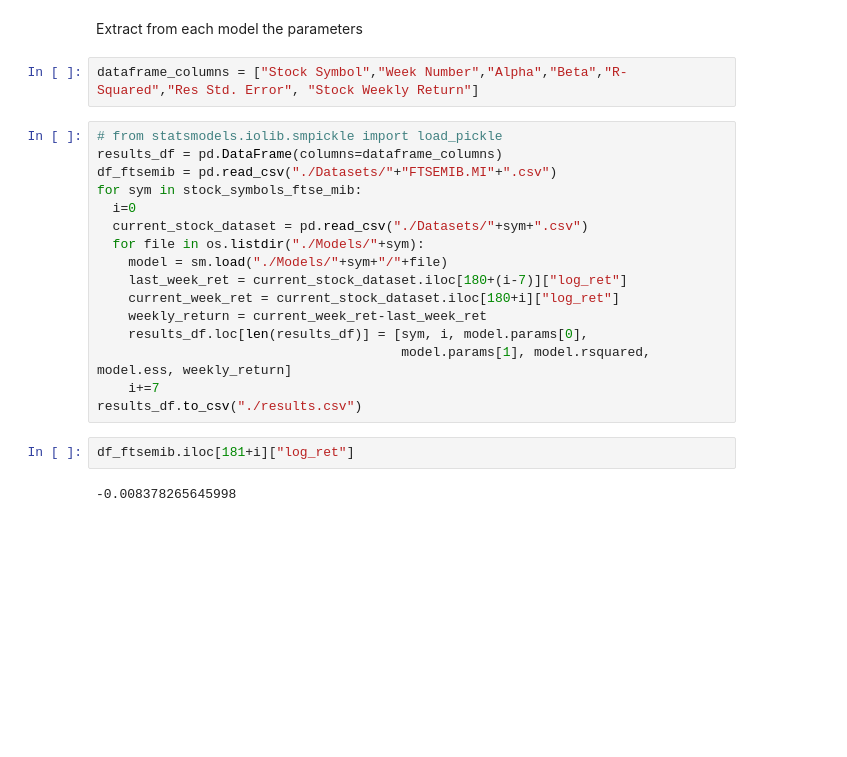
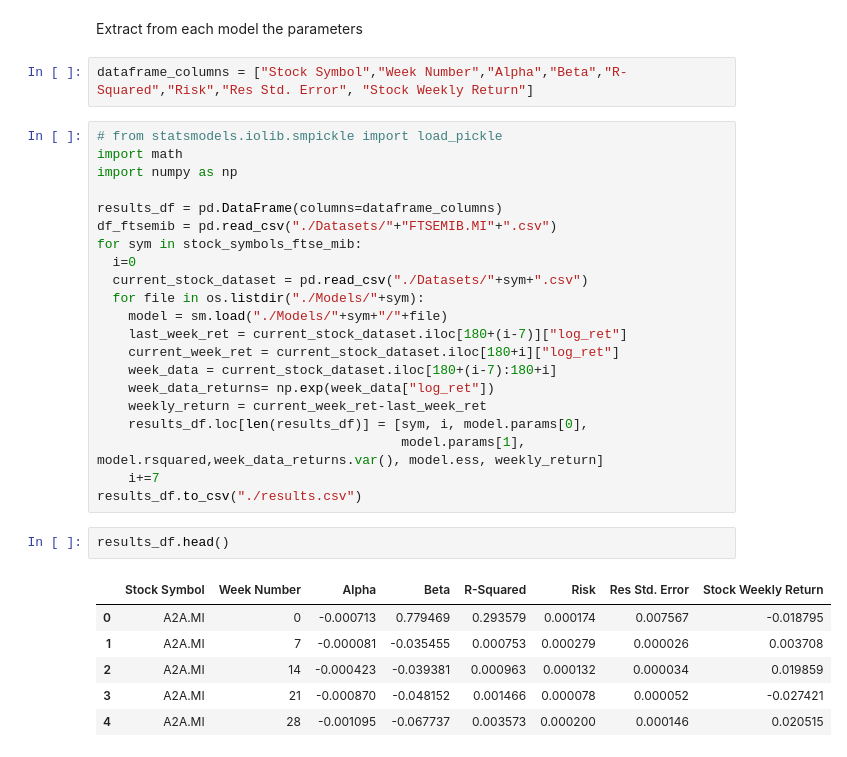
Before and after one commit to Blowdire/Progetto, a Jupyter notebook: Data_Preprocessing.ipynb, the cells around one changed output. Saved outputs shown, nothing was run; the diff lists cells and outputs as text; blank space fills up the shorter version.

```diff
--- a/Data_Preprocessing.ipynb
+++ b/Data_Preprocessing.ipynb
@@ -120,9 +120,12 @@ for stock in tqdm(stock_symbols_ftse_mib):
 # %% [markdown]
 Extract from each model the parameters
 # %%
-dataframe_columns = ["Stock Symbol","Week Number","Alpha","Beta","R-Squared","Res Std. Error", "Stock Weekly Return"]
+dataframe_columns = ["Stock Symbol","Week Number","Alpha","Beta","R-Squared","Risk","Res Std. Error", "Stock Weekly Return"]
 # %%
 # from statsmodels.iolib.smpickle import load_pickle
+import math
+import numpy as np
+
 results_df = pd.DataFrame(columns=dataframe_columns)
 df_ftsemib = pd.read_csv("./Datasets/"+"FTSEMIB.MI"+".csv")
 for sym in stock_symbols_ftse_mib:
@@ -132,12 +135,19 @@ for sym in stock_symbols_ftse_mib:
     model = sm.load("./Models/"+sym+"/"+file)
     last_week_ret = current_stock_dataset.iloc[180+(i-7)]["log_ret"]
     current_week_ret = current_stock_dataset.iloc[180+i]["log_ret"]
+    week_data = current_stock_dataset.iloc[180+(i-7):180+i]
+    week_data_returns= np.exp(week_data["log_ret"])
     weekly_return = current_week_ret-last_week_ret
     results_df.loc[len(results_df)] = [sym, i, model.params[0],
-                                       model.params[1], model.rsquared,  model.ess, weekly_return]
+                                       model.params[1], model.rsquared,week_data_returns.var(), model.ess, weekly_return]
     i+=7
 results_df.to_csv("./results.csv")
-# %%
-df_ftsemib.iloc[181+i]["log_ret"]
-# %% [output]
--0.008378265645998
+# %%
+results_df.head()
+# %% [output]
+|  | Stock Symbol | Week Number | Alpha | Beta | R-Squared | Risk | Res Std. Error | Stock Weekly Return |
+| 0 | A2A.MI | 0 | -0.000713 | 0.779469 | 0.293579 | 0.000174 | 0.007567 | -0.018795 |
+| 1 | A2A.MI | 7 | -0.000081 | -0.035455 | 0.000753 | 0.000279 | 0.000026 | 0.003708 |
+| 2 | A2A.MI | 14 | -0.000423 | -0.039381 | 0.000963 | 0.000132 | 0.000034 | 0.019859 |
+| 3 | A2A.MI | 21 | -0.000870 | -0.048152 | 0.001466 | 0.000078 | 0.000052 | -0.027421 |
+| 4 | A2A.MI | 28 | -0.001095 | -0.067737 | 0.003573 | 0.000200 | 0.000146 | 0.020515 |
```
Also changed, not shown: 7 other files.
